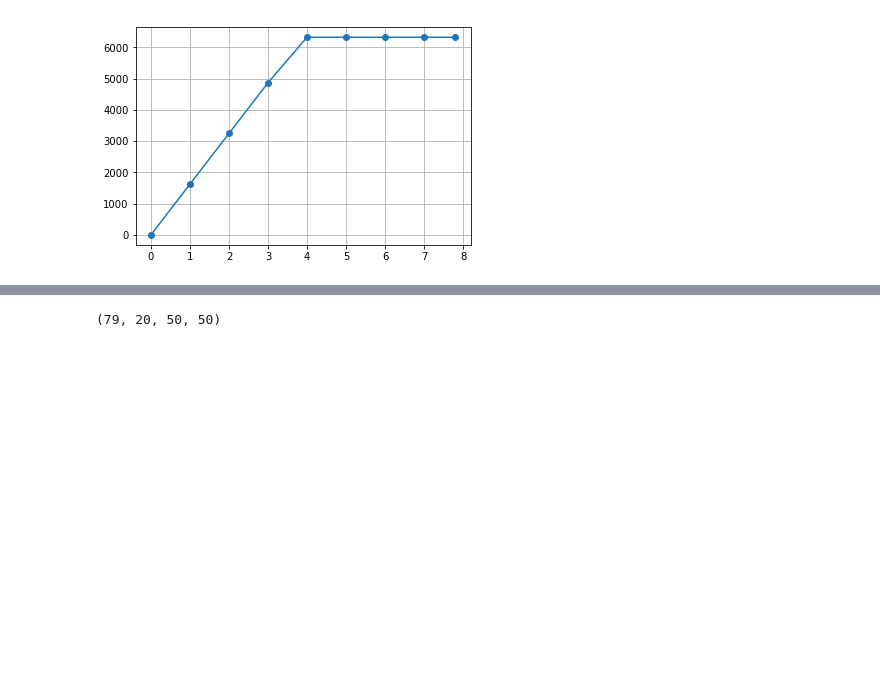
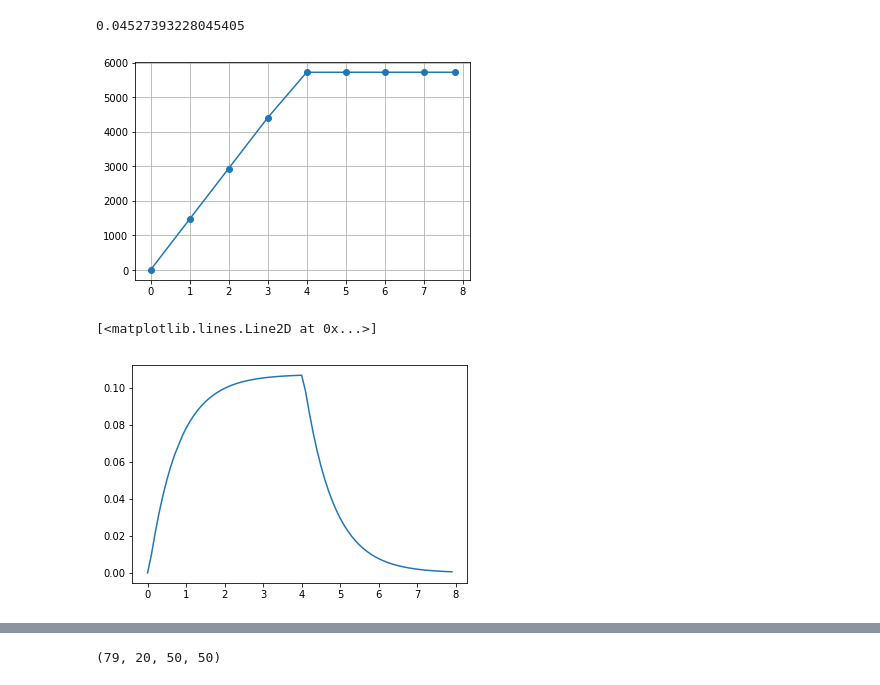
Before and after one commit to almaredan/TDD_Diffusion, a Jupyter notebook: finitediff.ipynb, the cells around one changed output, grey strips where cells are left out. Saved outputs shown, nothing was run; the diff lists cells and outputs as text; code cells hidden in the pictures; blank space fills up the shorter version.

```diff
--- a/finitediff.ipynb
+++ b/finitediff.ipynb
@@ -29,7 +7,5 @@ constants
 # %%
-times  = []
-fluxes = []
-for t_idx, c in enumerate(C_time):
-    if t_idx != 7:
-        fluxes.append(-D*np.sum((c[11]-c[9])[20:29,20:29]/dx)*10)
-        times.append(6*t_idx/60)
+c = C_time[25]
+-D*np.sum((c[11+i_eff]-c[9+i_eff])[20:29,20:29]/dx)
+# %% [output]
+0.04527393228045405
@@ -45,6 +12,52 @@ for i in range(1, len(times1)):
-# %%
-plt.plot(times1[::10]+[times1[-1]],c_permeated[::10]+[c_permeated[-1]], 'o-')
-plt.grid()
-plt.show()
-# %% [output]
-[figure, removed]
+# %%
+data = loadmat('A_m-m.mat')
+constants = loadmat('add.mat')
+
+C_time = data['And1'][0][0][0]
+
+Cb_time = data['And1'][0][0][1]
+
+D = 7*10**(-8)
+dx = constants['dx'][0][0]
+dy = constants['dy'][0][0]
+dz = constants['dz'][0][0]
+constants
+
+i_eff = 0
+
+i_eff = int(i_eff)
+
+times  = []
+fluxes = []
+for t_idx, c in enumerate(C_time):
+    if t_idx != 7:
+        fluxes.append(-D*np.sum((c[11+i_eff]-c[9+i_eff])[20:29,20:29]/dx)*9)
+        times.append(6*t_idx/60)
+
+fluxes1 = fluxes[:7] + [fluxes[6]] + fluxes[7:]
+times2 = times[:7] + [times[6]+0.1]+times[7:]
+
+c_permeated2 = [0]
+for i in range(1, len(times2)):
+    c_permeated2.append(
+        fluxes1[i]*(times2[i]-times2[i-1])*3600 + c_permeated2[-1]
+    )
+
+plt.plot(times2[::10]+[times2[-1]],c_permeated2[::10]+[c_permeated2[-1]], 'o-')
+plt.grid()
+plt.show()
+
+cb_din2 = [0]
+ts2 = [0]
+for t_idx, cb in enumerate(Cb_time):
+    if t_idx != 7:
+        cb_din2.append(
+            np.sum(cb[10,20:28,20:28])*dy*dz*1e3
+        )
+        ts2.append((t_idx+1)*0.1)
+
+plt.plot(ts2, cb_din2)
+# %% [output]
+[figure, added]
+[<matplotlib.lines.Line2D at 0x...>]
+[figure, added]
```
Also changed, not shown: parts of 22 cells of this notebook, 1 other file.
